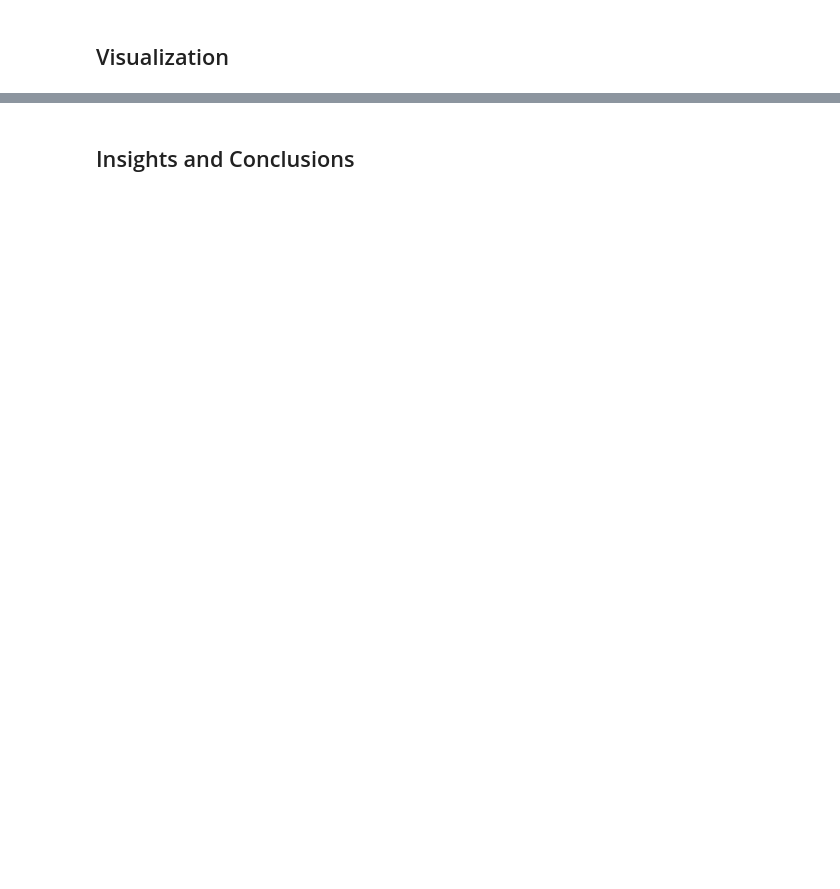
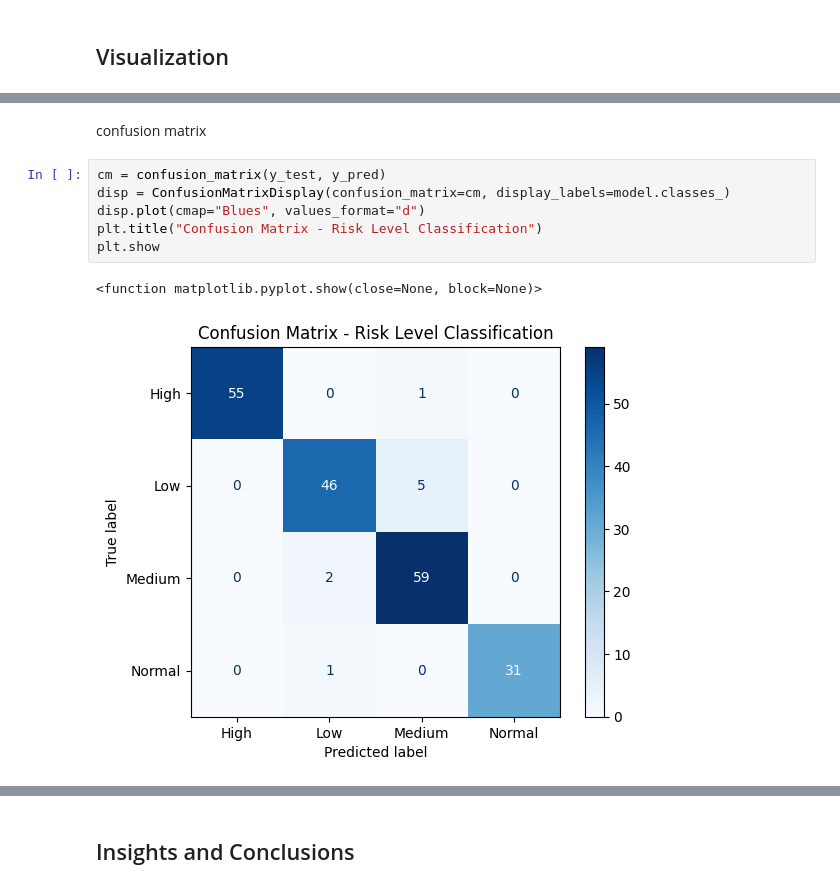
Before and after one commit to atan333/cmsc320-group-proj, a Jupyter notebook: final_submission.ipynb, the cells around one changed output, grey strips where cells are left out. Saved outputs shown, nothing was run; the diff lists cells and outputs as text; blank space fills up the shorter version.

```diff
--- a/final_submission.ipynb
+++ b/final_submission.ipynb
@@ -327,0 +369,11 @@ print(f"Accuracy: {accuracy_score(y_test, y_pred):.4f}")
+# %% [markdown]
+confusion matrix
+# %%
+cm = confusion_matrix(y_test, y_pred)
+disp = ConfusionMatrixDisplay(confusion_matrix=cm, display_labels=model.classes_)
+disp.plot(cmap="Blues", values_format="d")
+plt.title("Confusion Matrix - Risk Level Classification")
+plt.show
+# %% [output]
+<function matplotlib.pyplot.show(close=None, block=None)>
+[figure, added]
```
Also changed, not shown: parts of 9 cells of this notebook.
